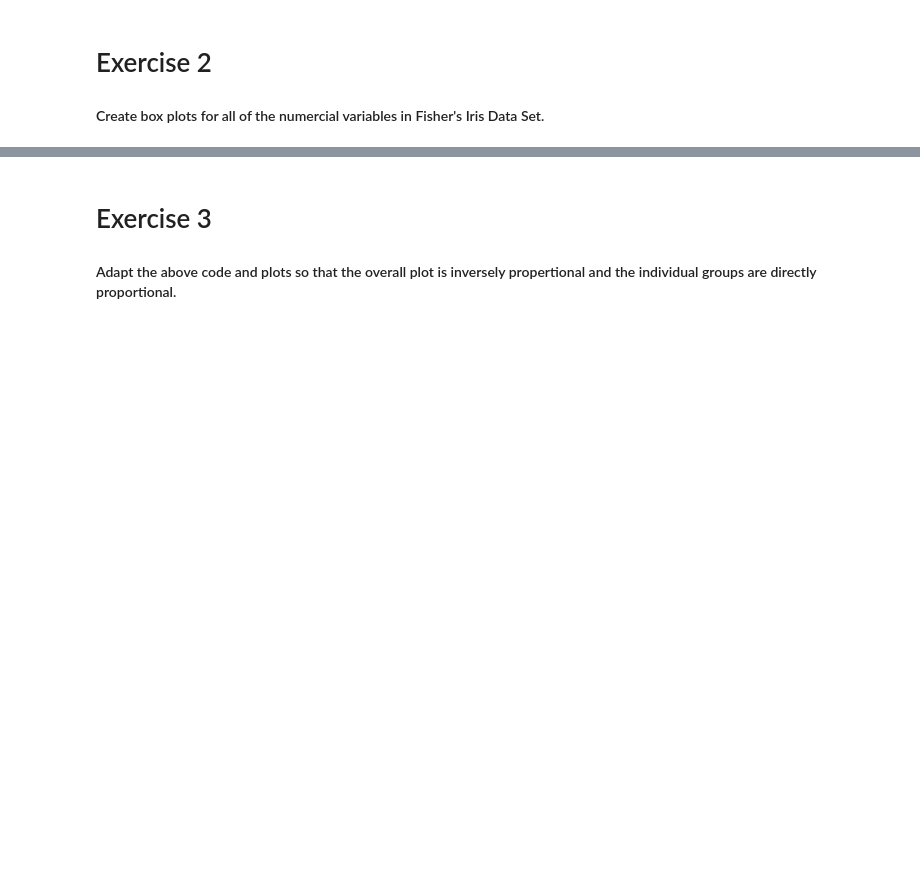
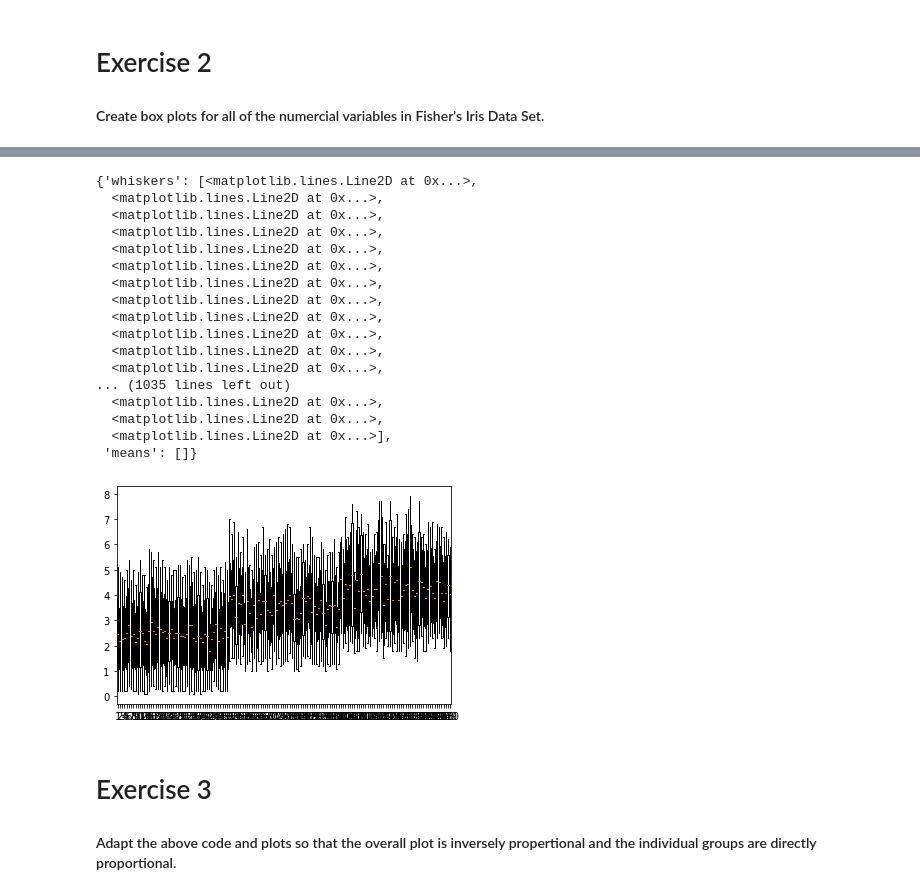
Before and after one commit to AndrewShanahan/fundata-assessment, a Jupyter notebook: Practicles/Topic 4 Outliers.ipynb, the cells around one changed output, grey strips where cells are left out. Cells and saved outputs as stored; diff of their text form; code cells hidden in the pictures; blank space fills up the shorter version.

```diff
--- a/Practicles/Topic 4 Outliers.ipynb
+++ b/Practicles/Topic 4 Outliers.ipynb
@@ -105,3 +165,26 @@ plt.show()
+# %%
+# This will give a boxplot for the full irisDF
+
+plt.boxplot(irisDF.transpose())
+# %% [output]
+{'whiskers': [<matplotlib.lines.Line2D at 0x...>,
+  <matplotlib.lines.Line2D at 0x...>,
+  <matplotlib.lines.Line2D at 0x...>,
+  <matplotlib.lines.Line2D at 0x...>,
+  <matplotlib.lines.Line2D at 0x...>,
+  <matplotlib.lines.Line2D at 0x...>,
+  <matplotlib.lines.Line2D at 0x...>,
+  <matplotlib.lines.Line2D at 0x...>,
+  <matplotlib.lines.Line2D at 0x...>,
+  <matplotlib.lines.Line2D at 0x...>,
+  <matplotlib.lines.Line2D at 0x...>,
+  <matplotlib.lines.Line2D at 0x...>,
+... (1035 lines left out)
+  <matplotlib.lines.Line2D at 0x...>,
+  <matplotlib.lines.Line2D at 0x...>,
+  <matplotlib.lines.Line2D at 0x...>],
+ 'means': []}
+[figure, added]
 # %% [markdown]
 # Exercise 3
 
```
Also changed, not shown: parts of 7 cells of this notebook, 1 other file.
